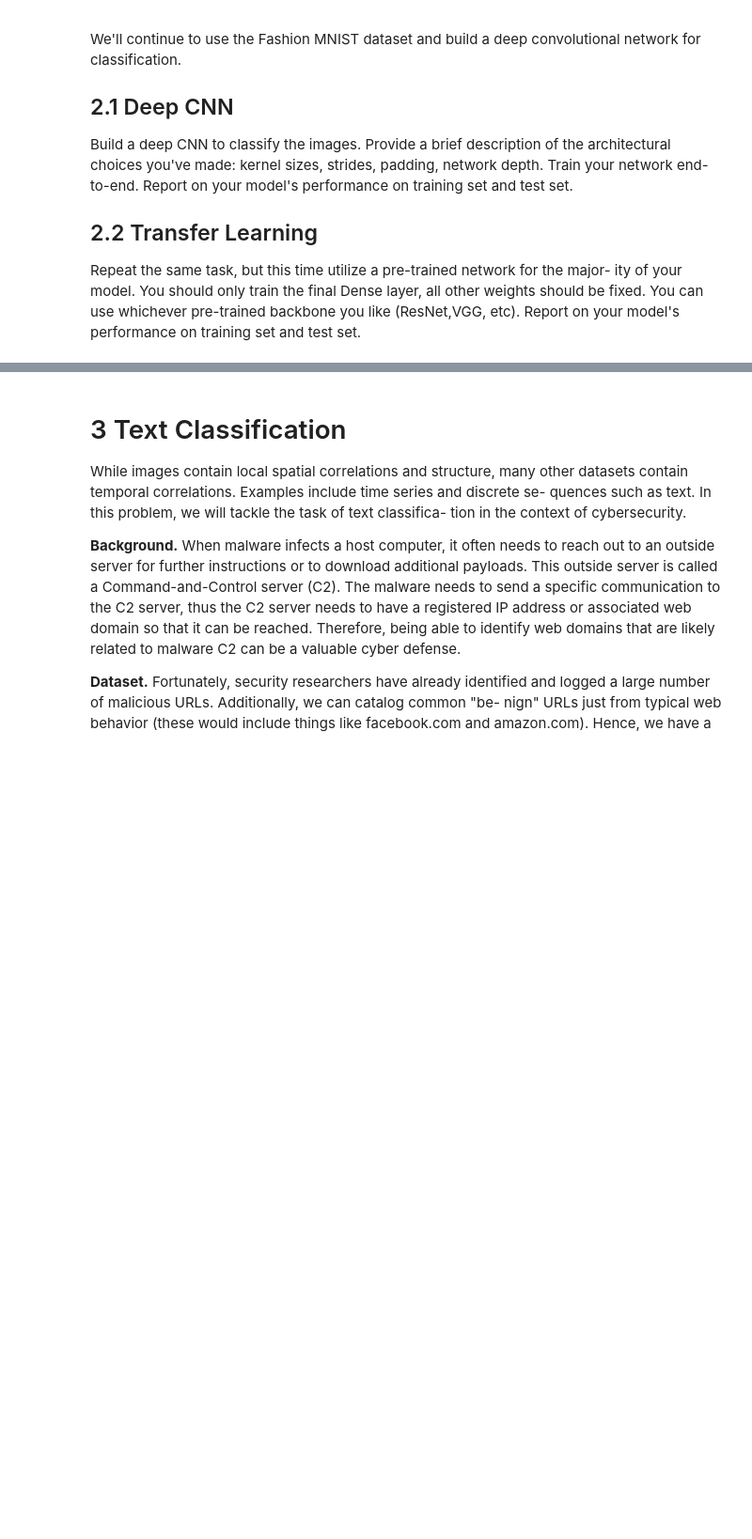
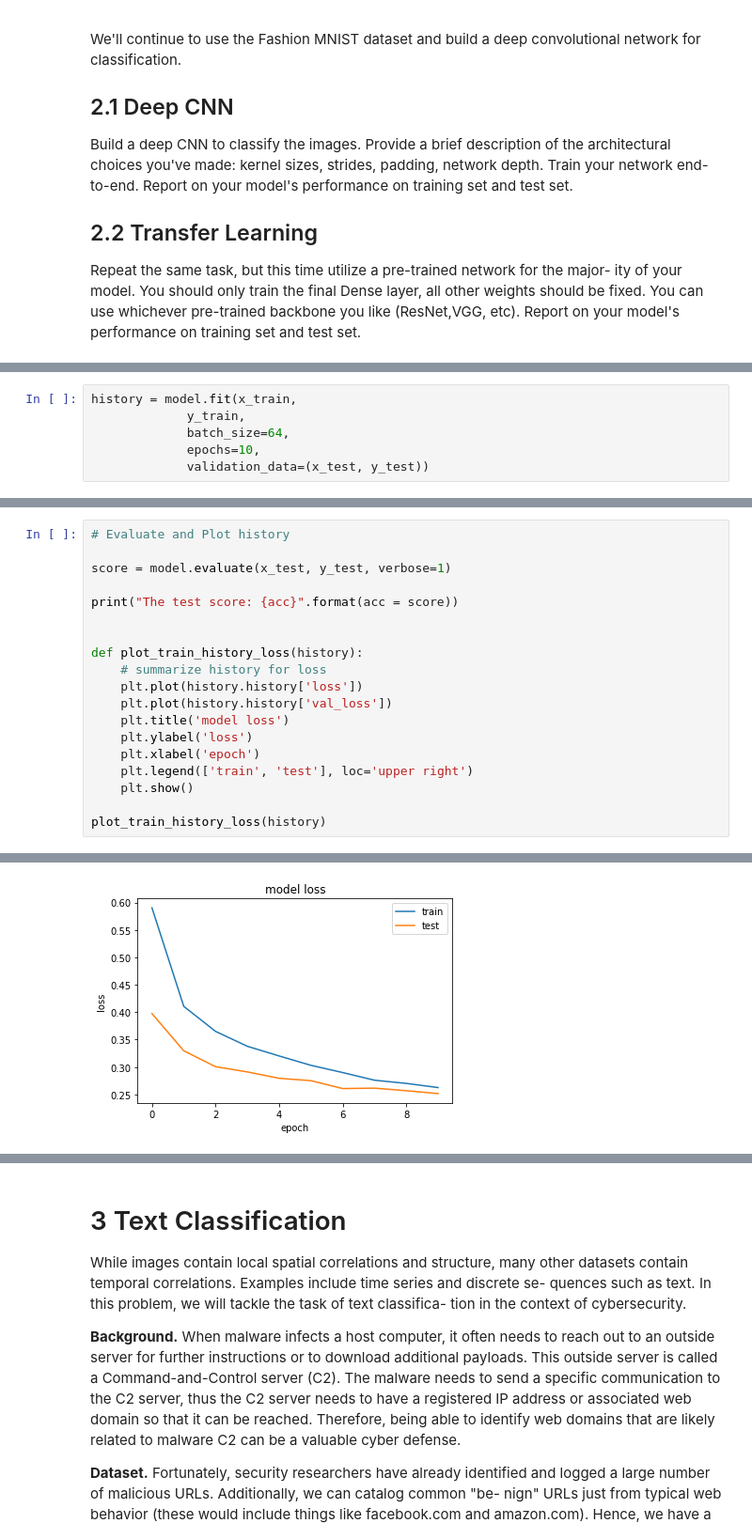
Before and after one commit to WuZhuoran/ANLY-590-Neural-Nets-and-Deep-Learning, a Jupyter notebook: Assignment2/assignment2.ipynb, the cells around one changed output, grey strips where cells are left out. Shown at 94% size. Drawn from its saved outputs; the diff is of its cells as text; blank space fills up the shorter version.

```diff
--- a/Assignment2/assignment2.ipynb
+++ b/Assignment2/assignment2.ipynb
@@ -48,0 +226,6 @@ ity of your model. You should only train the final Dense layer, all other weight
+# %%
+history = model.fit(x_train,
+             y_train,
+             batch_size=64,
+             epochs=10,
+             validation_data=(x_test, y_test))
@@ -48,0 +250,20 @@ ity of your model. You should only train the final Dense layer, all other weight
+# %%
+# Evaluate and Plot history
+
+score = model.evaluate(x_test, y_test, verbose=1)
+
+print("The test score: {acc}".format(acc = score))
+
+
+def plot_train_history_loss(history):
+    # summarize history for loss
+    plt.plot(history.history['loss'])
+    plt.plot(history.history['val_loss'])
+    plt.title('model loss')
+    plt.ylabel('loss')
+    plt.xlabel('epoch')
+    plt.legend(['train', 'test'], loc='upper right')
+    plt.show()
+
+plot_train_history_loss(history)
+# %% [output]
@@ -48,0 +272 @@ ity of your model. You should only train the final Dense layer, all other weight
+[figure, added]
```
Also changed, not shown: parts of 16 cells of this notebook, 2 other files.
